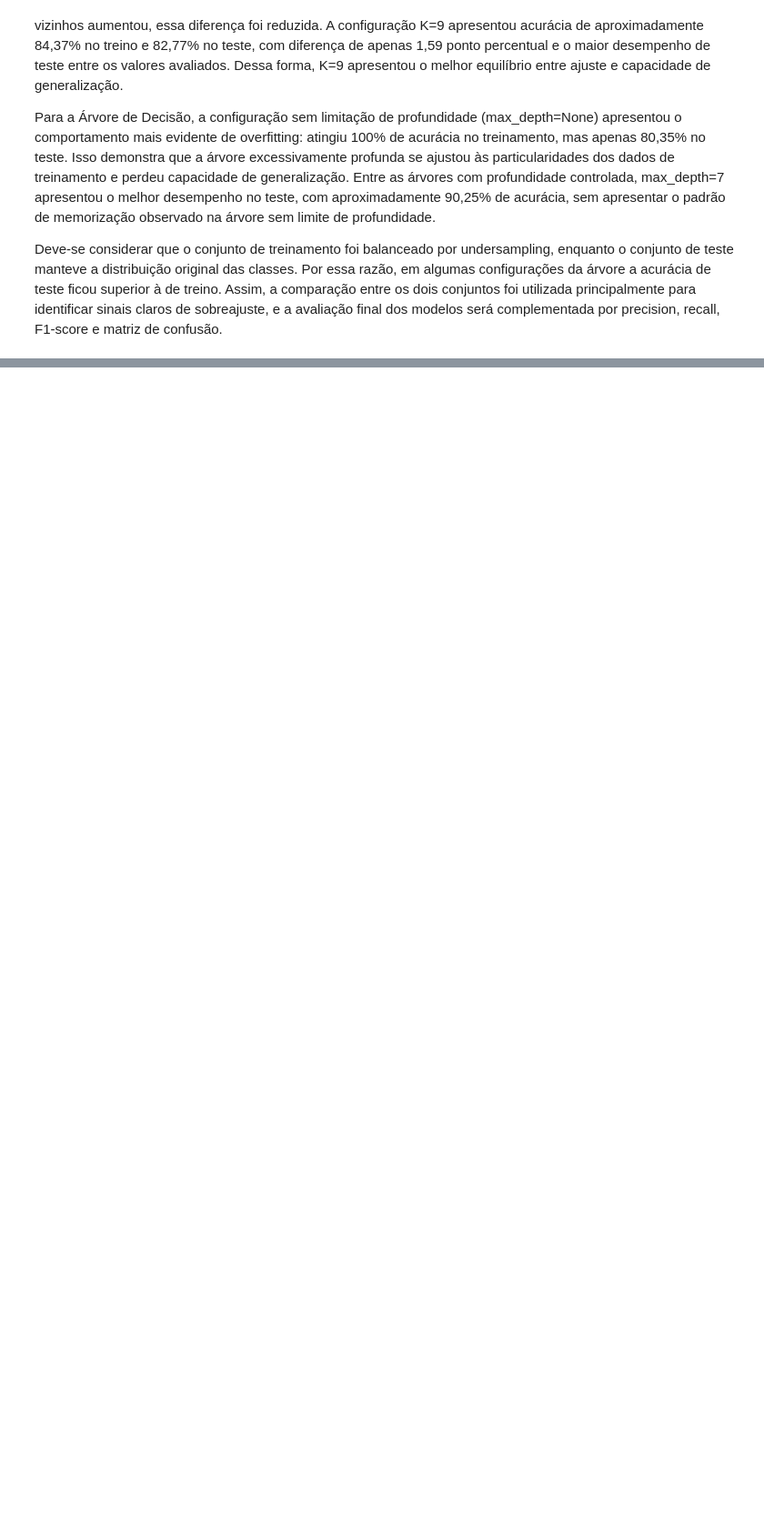
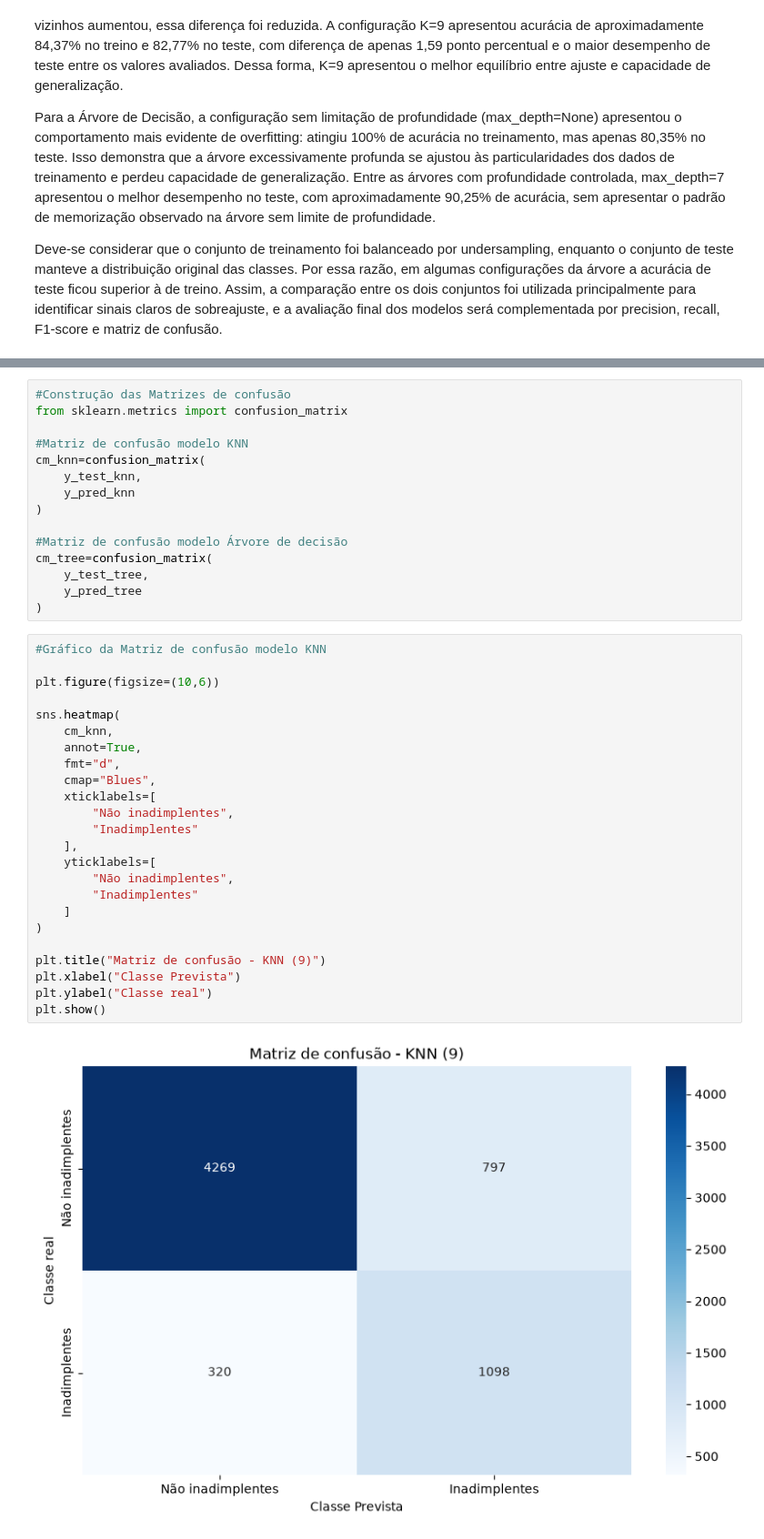
Before and after one commit to FCASSINI/Mini_projeto_avaliativo-02_SC_tech, a Jupyter notebook: notebook/01_eda_credit_risk.ipynb, the cells around one changed output, grey strips where cells are left out. Shown at 91% size. Drawn from its saved outputs; the diff is of its cells as text; blank space fills up the shorter version.

Commit message:
feat: avalia modelos e define veredito de negocio

```diff
--- a/notebook/01_eda_credit_risk.ipynb
+++ b/notebook/01_eda_credit_risk.ipynb
@@ -1192,0 +1284,41 @@ Deve-se considerar que o conjunto de treinamento foi balanceado por undersamplin
+# %%
+#Construção das Matrizes de confusão
+from sklearn.metrics import confusion_matrix
+
+#Matriz de confusão modelo KNN
+cm_knn=confusion_matrix(
+    y_test_knn,
+    y_pred_knn
+)
+
+#Matriz de confusão modelo Árvore de decisão
+cm_tree=confusion_matrix(
+    y_test_tree,
+    y_pred_tree
+)
+# %%
+#Gráfico da Matriz de confusão modelo KNN
+
+plt.figure(figsize=(10,6))
+
+sns.heatmap(
+    cm_knn,
+    annot=True,
+    fmt="d",
+    cmap="Blues",
+    xticklabels=[
+        "Não inadimplentes",
+        "Inadimplentes"
+    ],
+    yticklabels=[
+        "Não inadimplentes",
+        "Inadimplentes"
+    ]
+)
+
+plt.title("Matriz de confusão - KNN (9)")
+plt.xlabel("Classe Prevista")
+plt.ylabel("Classe real")
+plt.show()
+# %% [output]
+[figure, added]
```
Also changed, not shown: parts of 8 cells of this notebook.
